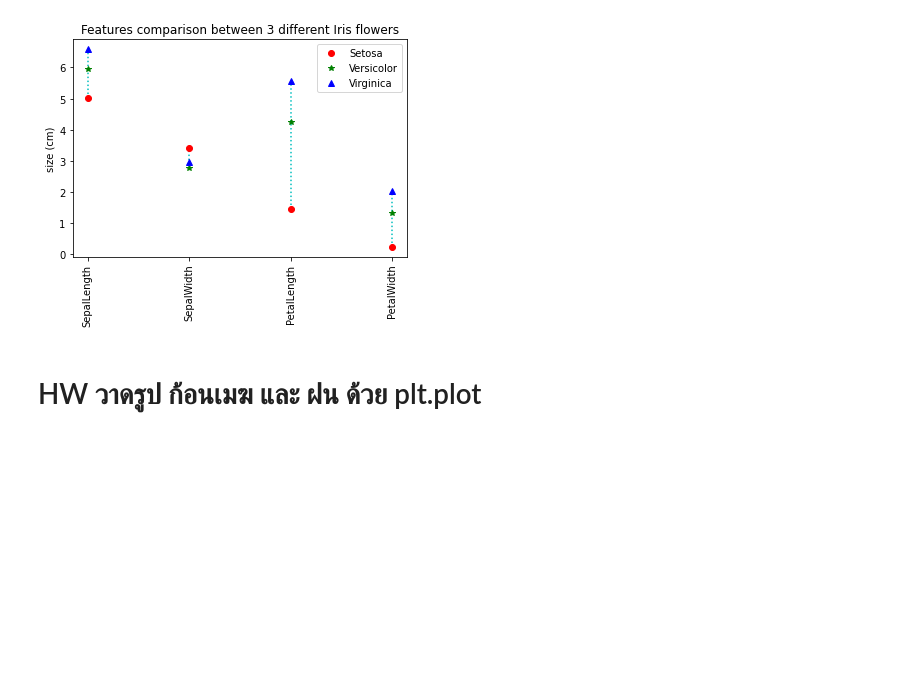
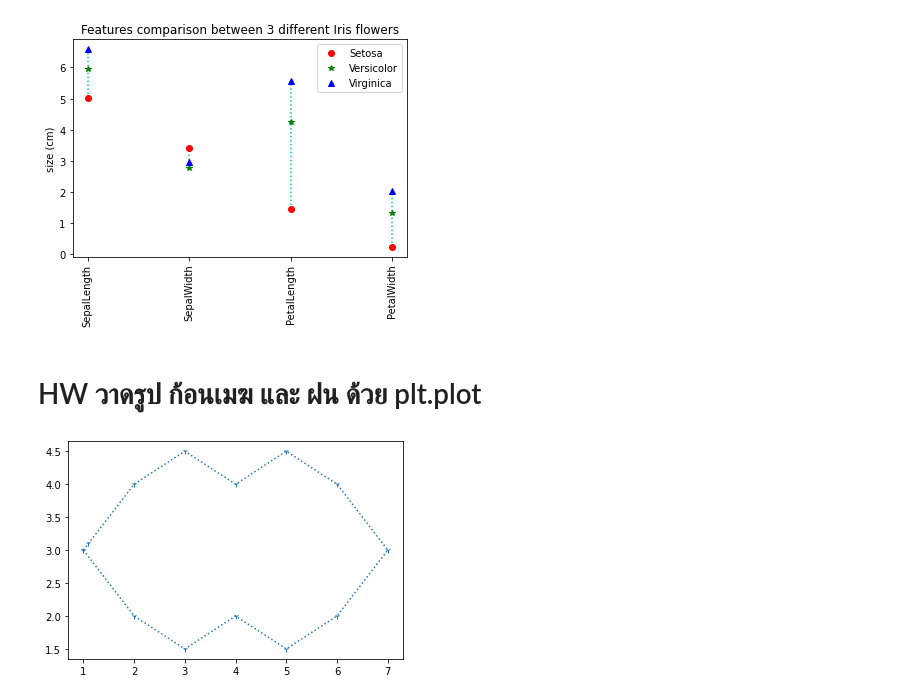
Before and after one commit to suwitchaya17/data_viz_2022, a Jupyter notebook: DataViz04_Data_Comparison.ipynb, the cells around one changed output. Saved outputs shown, nothing was run; the diff lists cells and outputs as text; code cells hidden in the pictures; blank space fills up the shorter version.

Commit message:
plt plot + การบ้าน

```diff
--- a/DataViz04_Data_Comparison.ipynb
+++ b/DataViz04_Data_Comparison.ipynb
@@ -163,0 +167,9 @@ plt.ylabel('size (cm)');
+# %%
+x = [1,1.1,2,3,4,5,6,7,6,5,4,3,2,1]
+y = [3,3.1,4,4.5,4,4.5,4,3,2,1.5,2,1.5,2,3]
+
+plt.plot(x,y,'1:')
+
+plt.show()
+# %% [output]
+[figure, added]
```
Also changed, not shown: parts of 2 cells of this notebook.
